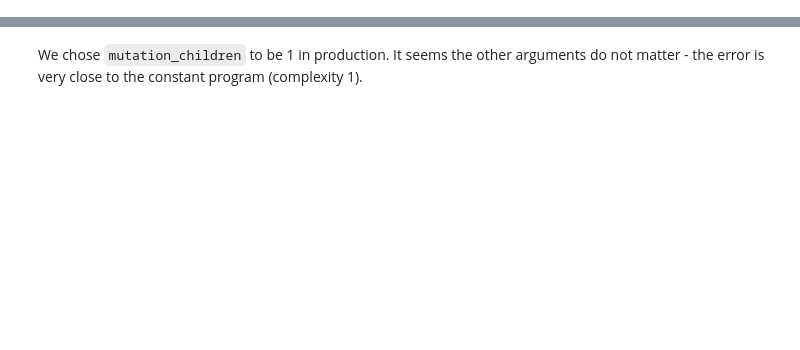
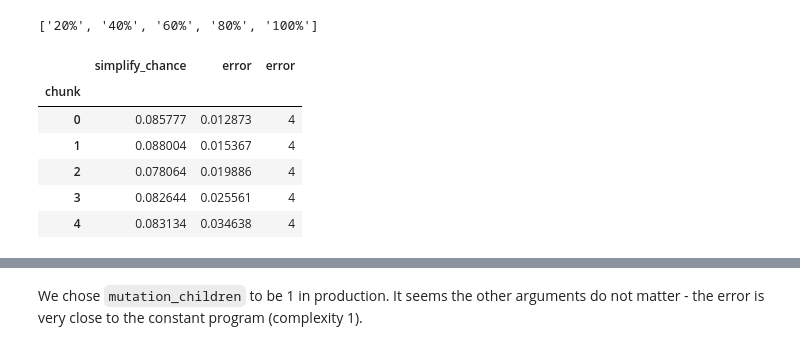
Before and after one commit to danuker/symreg, a Jupyter notebook: Metaopt.ipynb, the cells around one changed output, grey strips where cells are left out. Saved outputs shown, nothing was run; the diff lists cells and outputs as text; code cells hidden in the pictures; blank space fills up the shorter version.

```diff
--- a/Metaopt.ipynb
+++ b/Metaopt.ipynb
@@ -80,14 +72,23 @@ pd.DataFrame(results).sort_values('error').to_csv('metaopt.tsv', sep='\t', index
 # %%
 resdf = pd.read_csv('metaopt.tsv', sep='\t').sort_values('error').dropna()
 
-split = list(map(int, np.linspace(0, 100, 33)[1:]))
+split = list(map(int, np.linspace(0, 100, 6)[1:]))
 percs = [s/100 for s in split]
 names = [f'{s}%' for s in split]
 percentiles = resdf['error'].describe(percentiles=percs).loc[names]
 print(names)
 resdf['chunk'] = 0
 for p in percentiles:
     resdf.loc[resdf['error'] > p, 'chunk'] += 1
 
 final_res = pd.concat([resdf.groupby('chunk').mean(), resdf.groupby('chunk').count()['error']], axis=1)
 final_res
+# %% [output]
+['20%', '40%', '60%', '80%', '100%']
+|  | simplify_chance | error | error |
+| chunk |  |  |  |
+| 0 | 0.085777 | 0.012873 | 4 |
+| 1 | 0.088004 | 0.015367 | 4 |
+| 2 | 0.078064 | 0.019886 | 4 |
+| 3 | 0.082644 | 0.025561 | 4 |
+| 4 | 0.083134 | 0.034638 | 4 |
```
Also changed, not shown: parts of 12 cells of this notebook, 5 other files.
